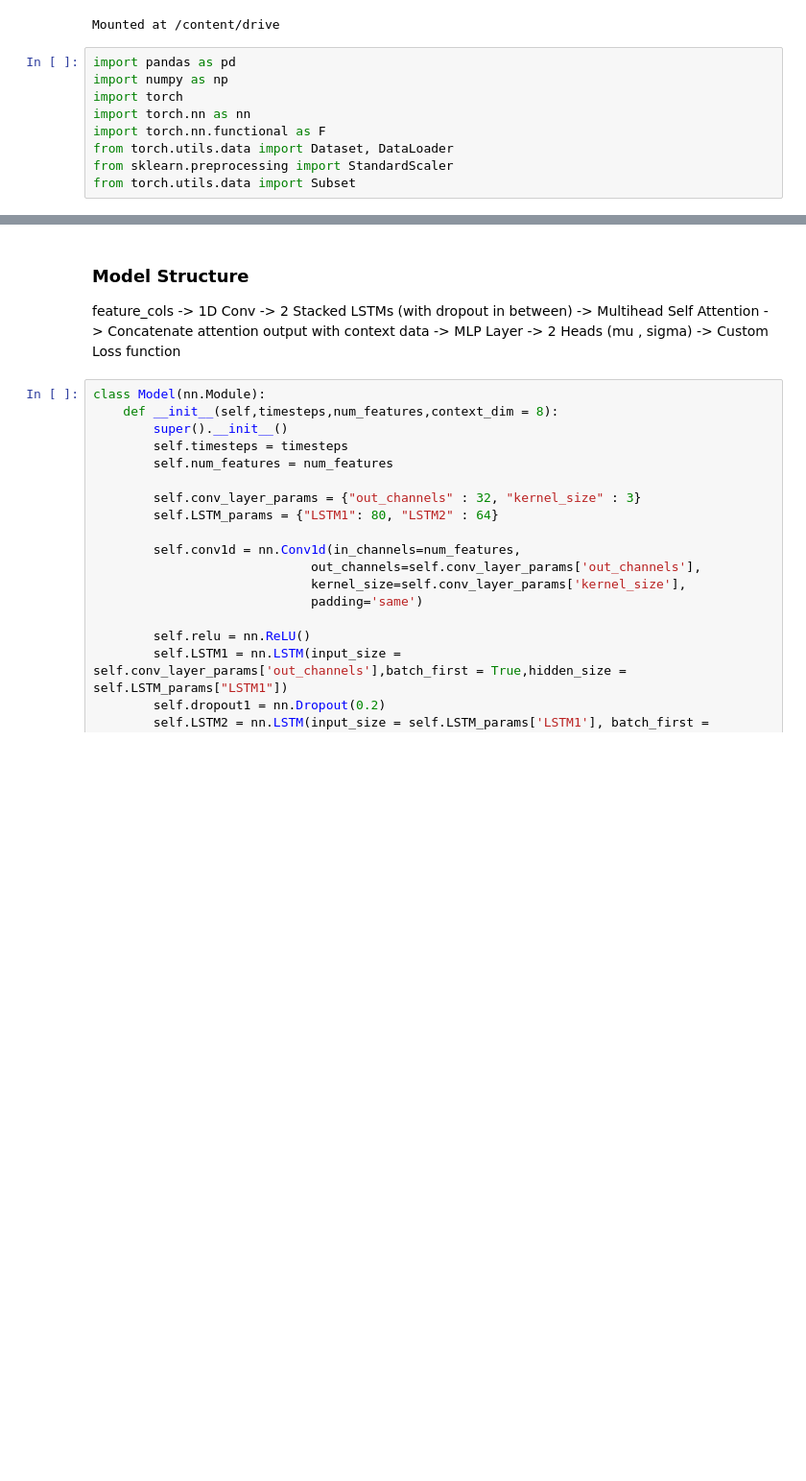
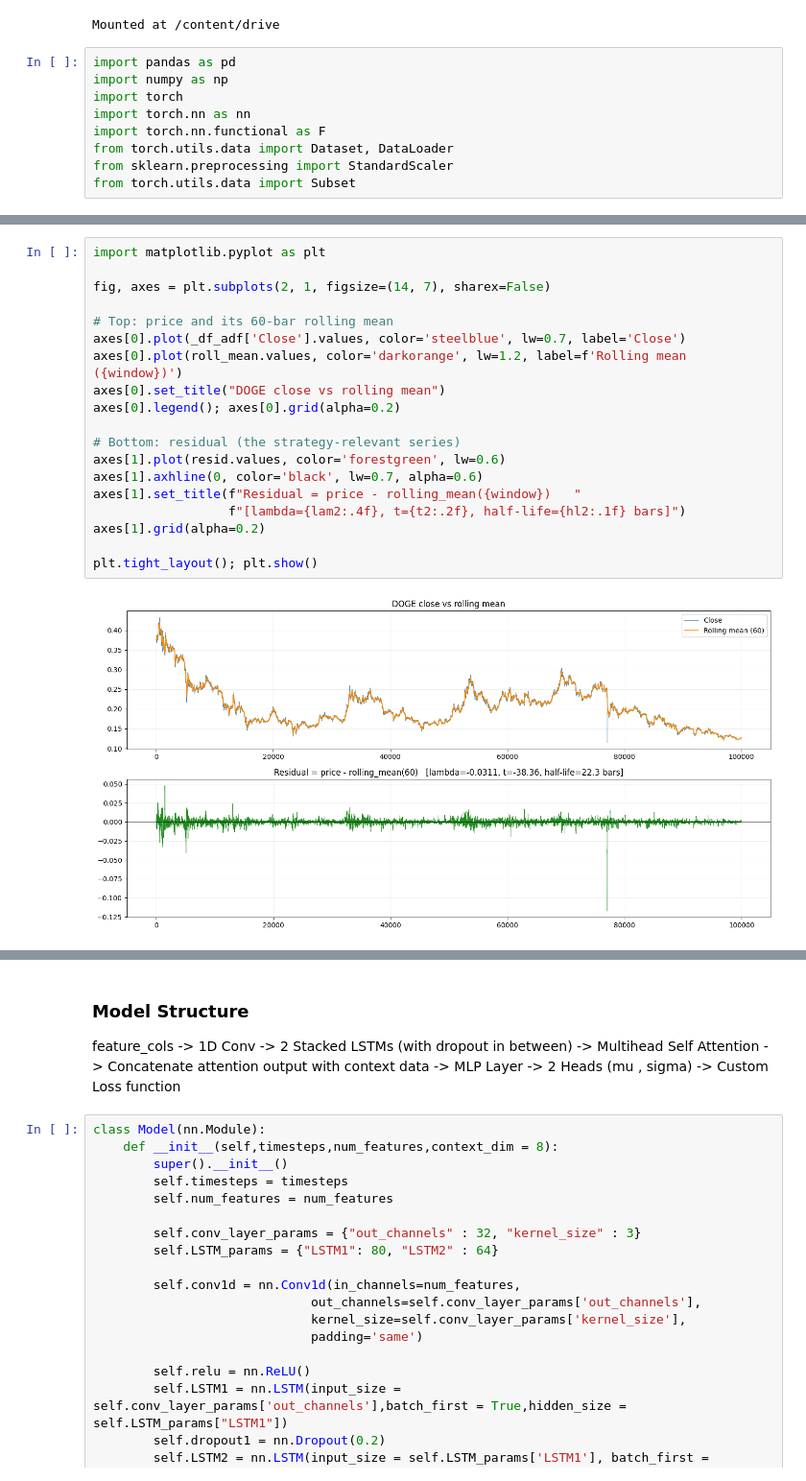
Before and after one commit to sarveshjoshi29/Attention-based-volatility-trading, a Jupyter notebook: Model.ipynb, the cells around one changed output, grey strips where cells are left out. Shown at 96% size. Drawn from its saved outputs; the diff is of its cells as text; blank space fills up the shorter version.

```diff
--- a/Model.ipynb
+++ b/Model.ipynb
@@ -17,2 +113,23 @@ from torch.utils.data import Subset
+# %%
+import matplotlib.pyplot as plt
+
+fig, axes = plt.subplots(2, 1, figsize=(14, 7), sharex=False)
+
+# Top: price and its 60-bar rolling mean
+axes[0].plot(_df_adf['Close'].values, color='steelblue', lw=0.7, label='Close')
+axes[0].plot(roll_mean.values, color='darkorange', lw=1.2, label=f'Rolling mean ({window})')
+axes[0].set_title("DOGE close vs rolling mean")
+axes[0].legend(); axes[0].grid(alpha=0.2)
+
+# Bottom: residual (the strategy-relevant series)
+axes[1].plot(resid.values, color='forestgreen', lw=0.6)
+axes[1].axhline(0, color='black', lw=0.7, alpha=0.6)
+axes[1].set_title(f"Residual = price - rolling_mean({window})   "
+                  f"[lambda={lam2:.4f}, t={t2:.2f}, half-life={hl2:.1f} bars]")
+axes[1].grid(alpha=0.2)
+
+plt.tight_layout(); plt.show()
+# %% [output]
+[figure, added]
 # %%
 class BTCDataset(Dataset):
```
Also changed, not shown: parts of 20 cells of this notebook, 3 other files.
